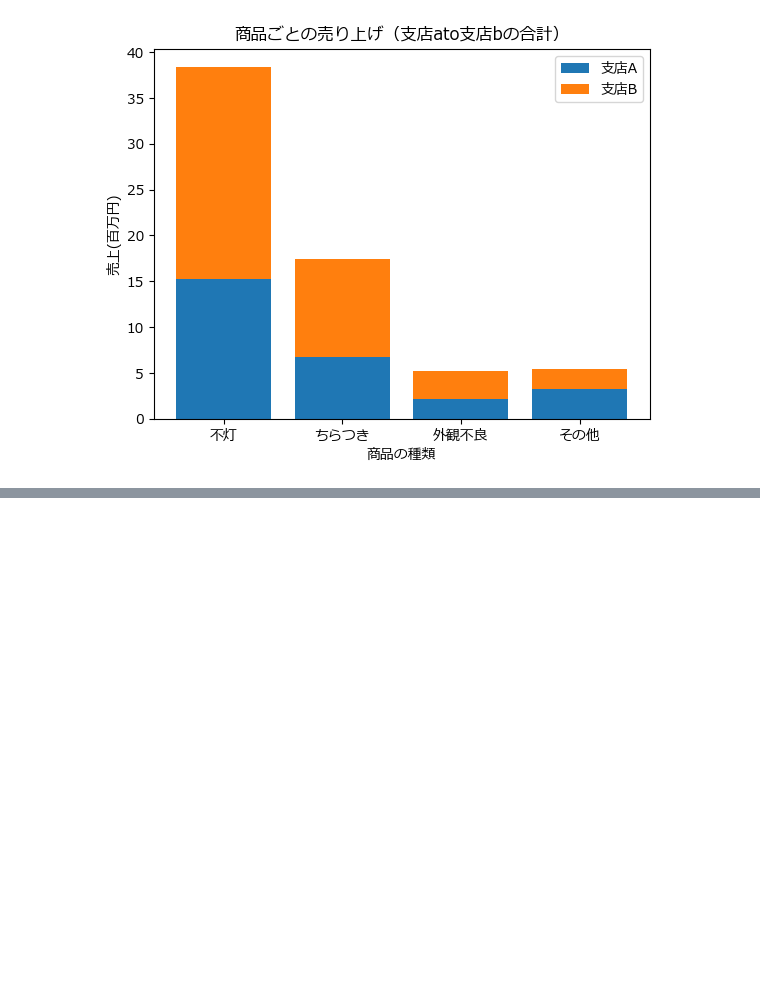
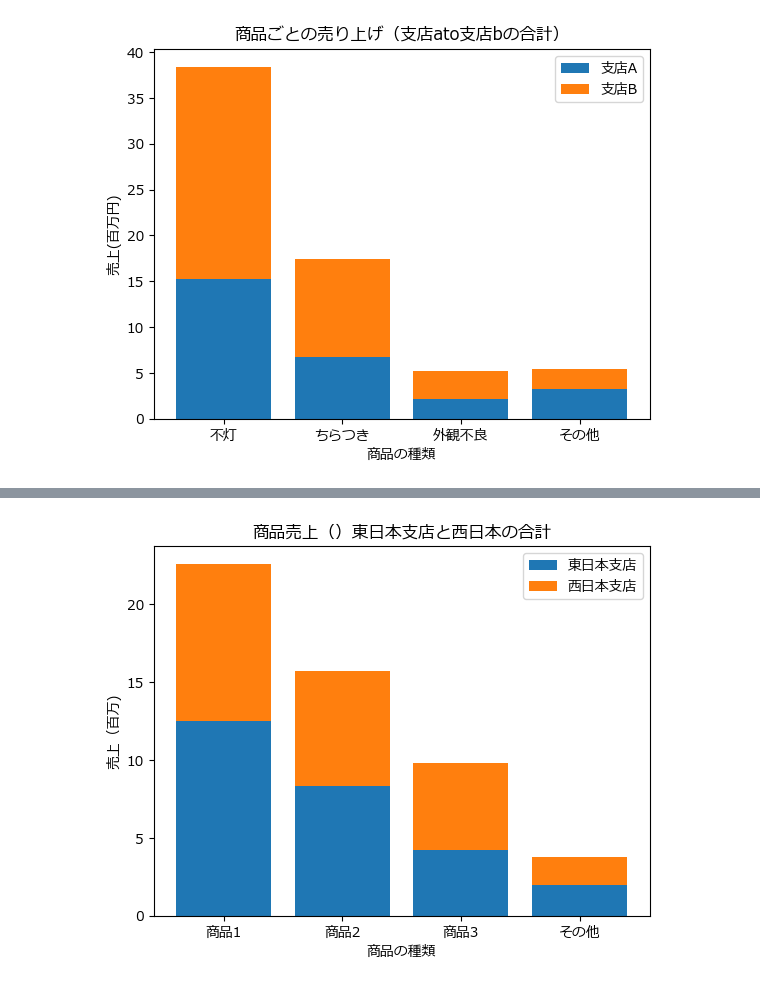
Before and after one commit to kjfarm1225/pyq_practice, a Jupyter notebook: 140_3_pie_bar_chart/140-3_pie_bar_chart.ipynb, the cells around one changed output, grey strips where cells are left out. Saved outputs shown, nothing was run; the diff lists cells and outputs as text; code cells hidden in the pictures; blank space fills up the shorter version.

```diff
--- a/140_3_pie_bar_chart/140-3_pie_bar_chart.ipynb
+++ b/140_3_pie_bar_chart/140-3_pie_bar_chart.ipynb
@@ -527,0 +561,21 @@ plt.show()
+# %%
+fig, ax = plt.subplots()
+
+ax.bar([1, 2, 3, 4],
+       sales_east,
+       tick_label=labels,
+       label="東日本支店")
+
+ax.bar([1, 2, 3, 4],
+       sales_west,
+       bottom=sales_east,
+       tick_label=labels,
+       label="西日本支店")
+
+ax.set_title("商品売上（）東日本支店と西日本の合計")
+ax.set_xlabel("商品の種類")
+ax.set_ylabel("売上（百万)")
+ax.legend()
+plt.show()
+# %% [output]
+[figure, added]
```
Also changed, not shown: parts of 5 cells of this notebook.
